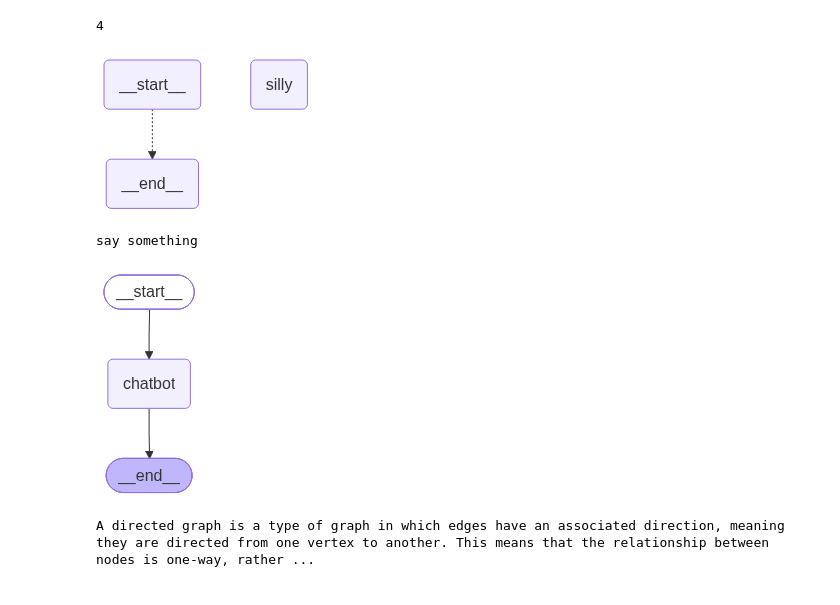
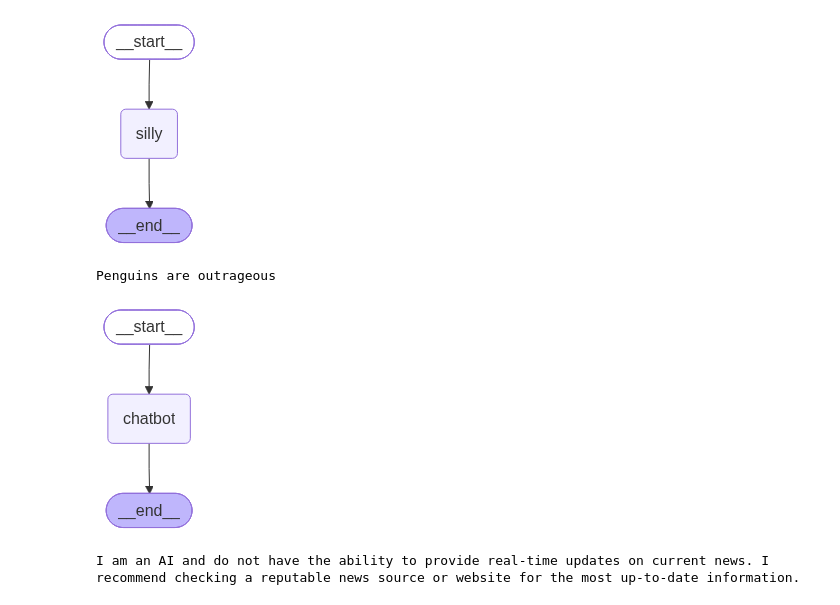
Before and after one commit to akash1234karma/udemy, a Jupyter notebook: lang_lab2.ipynb, the cells around one changed output. Saved outputs shown, nothing was run; the diff lists cells and outputs as text; code cells hidden in the pictures.

```diff
--- a/lang_lab2.ipynb
+++ b/lang_lab2.ipynb
@@ -1,21 +1,41 @@
-# %%
-2+2
-# %% [output]
-4
 # %%
 import os
 import random
 import requests
 from typing import Annotated
 from typing_extensions import TypedDict
 from dotenv import load_dotenv
 from IPython.display import Image, display
 from langchain_openai import ChatOpenAI
 from langchain_community.tools import GoogleSerperRun
 from langchain_community.utilities import GoogleSerperAPIWrapper
 from langchain_core.tools import tool
 from langgraph.graph import StateGraph, START ,END
 from langgraph.graph.message import add_messages
 from langgraph.prebuilt import ToolNode, tools_condition
 from langgraph.checkpoint.memory import MemorySaver
-#from langgraph.checkpoint.sqlite import SqliteSaver
+from langgraph.checkpoint.sqlite import SqliteSaver
+
+class State(TypedDict):
+    messages: Annotated[list, add_messages]
+
+nouns = ["Cabbages", "Unicorns", "Toasters", "Penguins", "Bananas", "Eels", "Pickles"]
+adjectives = ["outrageous", "smelly", "pedantic", "existential", "sparkly", "haunted"]
+
+def silly_node(state: State) -> dict:
+    sentence = f'{random.choice(nouns)} are {random.choice(adjectives)}'
+    return {"messages":[{"role":"assistant","content":sentence}]}
+
+builder = StateGraph(State)
+builder.add_node('silly',silly_node)
+builder.add_edge(START,"silly")
+builder.add_edge("silly",END)
+graph = builder.compile()
+
+display(Image(graph.get_graph().draw_mermaid_png()))
+
+result = graph.invoke({'messages':[{'role':"user","content":"say something"}]})
+print(result['messages'][-1].content)
+# %% [output]
+[figure, added]
+Penguins are outrageous
@@ -25,26 +42,8 @@ class State(TypedDict):
-# %%
-nouns = ["Cabbages", "Unicorns", "Toasters", "Penguins", "Bananas", "Eels", "Pickles"]
-adjectives = ["outrageous", "smelly", "pedantic", "existential", "sparkly", "haunted"]
-
-def silly_node(state: State) -> dict:
-    sentence = f'{random.choice(nouns)} are {random.choice(adjectives)}'
-    return {"messages":[{"role":"assistant","content":sentence}]}
-
-builder = StateGraph(State)
-builder.add_node('silly',silly_node)
-builder.add_edge(START,END)
-builder.add_edge("silly",END)
-graph = builder.compile()
-
-display(Image(graph.get_graph().draw_mermaid_png()))
-# %% [output]
-[figure, removed]
-# %%
-result = graph.invoke({'messages':[{'role':"user","content":"say something"}]})
-print(result['messages'][-1].content)
-# %% [output]
-say something
 # %%
+
+class State(TypedDict):
+    messages: Annotated[list, add_messages]
+
 llm = ChatOpenAI(model='gpt-3.5-turbo')
 
 def chatbot_node(state: State) -> dict:
@@ -57,13 +56,12 @@ builder.add_edge('chatbot', END)
 graph = builder.compile()
 
 display(Image(graph.get_graph().draw_mermaid_png()))
+
+result=graph.invoke({'messages':[{'role':'user',"content":"what is the current news? ?"}]})
+print(result['messages'][-1].content)
 # %% [output]
 [figure]
+I am an AI and do not have the ability to provide real-time updates on current news. I recommend checking a reputable news source or website for the most up-to-date information.
-# %%
-result=graph.invoke({'messages':[{'role':'user',"content":"what is a directed graph?"}]})
-print(result['messages'][-1].content)
-# %% [output]
-A directed graph is a type of graph in which edges have an associated direction, meaning they are directed from one vertex to another. This means that the relationship between nodes is one-way, rather ...
 # %%
 from langchain_community.tools import DuckDuckGoSearchRun
 search=DuckDuckGoSearchRun()
```
Also changed, not shown: parts of 15 cells of this notebook, 1 other file.
